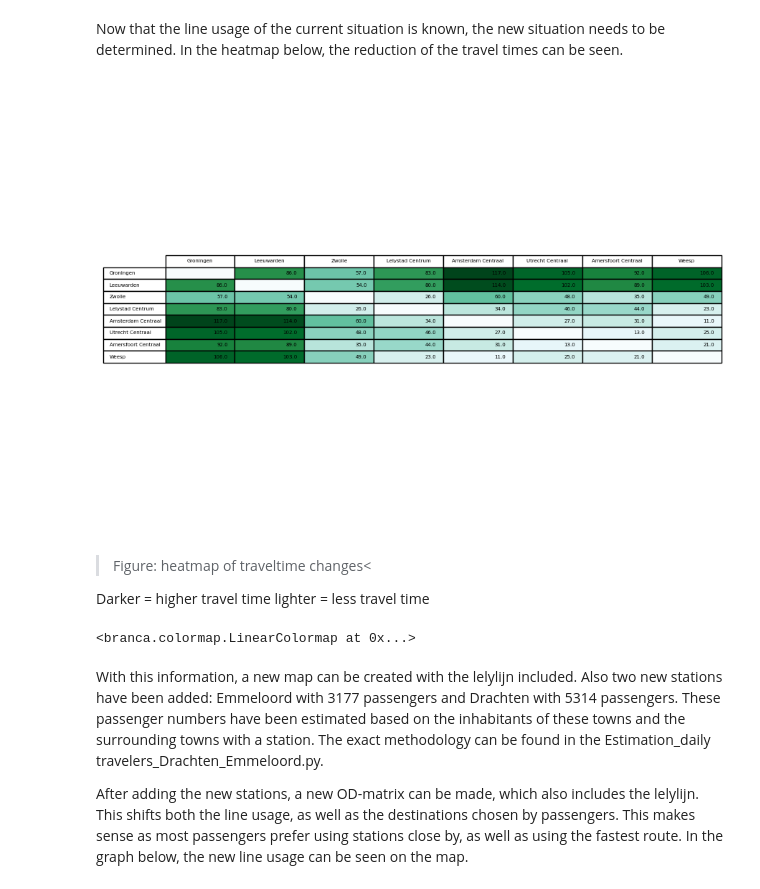
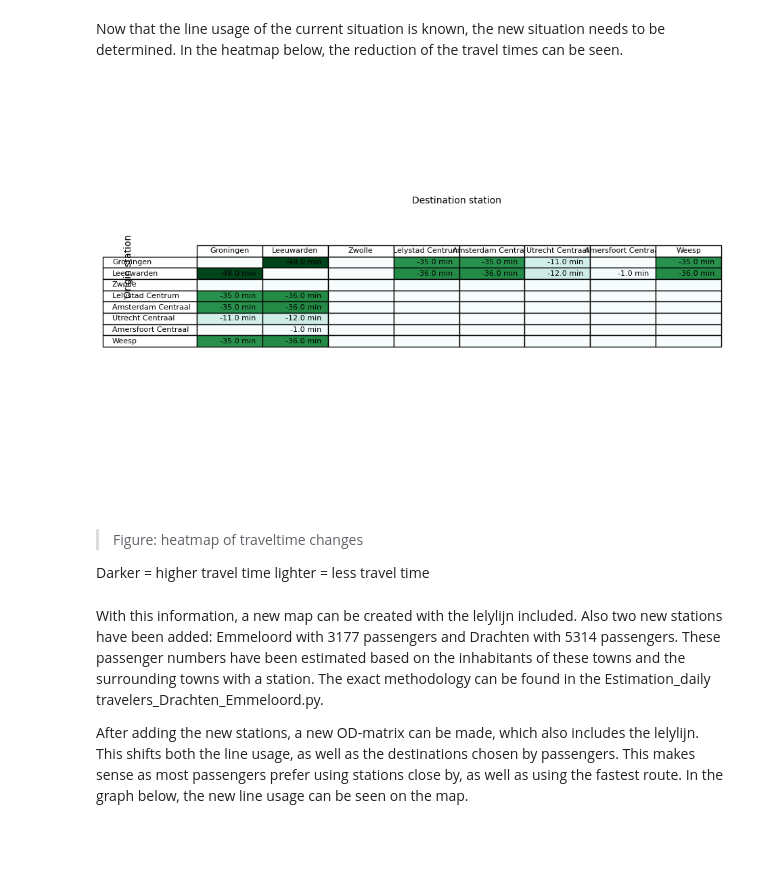
Before and after one commit to mtliem98/TIL6022_projectgroup_18, a Jupyter notebook: Report.ipynb, the cells around one changed output. Drawn from its saved outputs; the diff is of its cells as text; code cells hidden in the pictures; blank space fills up the shorter version.

Commit message:
added differential for the heatmap

```diff
--- a/Report.ipynb
+++ b/Report.ipynb
@@ -128,19 +128,25 @@ cm.LinearColormap(["#00004C", "#0000FF", "#7F9EFF", "#D0D8E8", "#FF9EA0", "#FF00
 # %% [markdown]
 Now that the line usage of the current situation is known, the new situation needs to be determined. In the heatmap below, the reduction of the travel times can be seen.
 # %%
-analyser.show_shortest_path_table() #add units to the table
+import pandas as pd
+additional_stations = pd.DataFrame({"Station":["Emmeloord", "Drachten", "Heerenveen", "Groningen"],
+                                    "Travelers_per_day":[3177, 5314, 5001, 16064],
+                                    "Getting_on_off":[3177, 5314, 4970, 16064],
+                                    "Direction_to":["Lelystad Centrum", "Heerenveen", "Emmeloord", "Drachten"],
+                                    "Switchers":[0,0,0,0],
+                                    "Travelers_to":[0,0,0,0]})
+new_travel_times = pd.DataFrame({"travel_time_min": [13,8,14,13],
+                                    "from_station":["Groningen", "Drachten", "Heerenveen", "Emmeloord"],
+                                "to_station": ["Drachten", "Heerenveen", "Emmeloord", "Lelystad Centrum"]})
+analyser.show_shortest_path_diff_table(additional_stations, new_travel_times)
 # %% [output]
-[figure, old version]
+[figure, new version]
 # %% [markdown]
->Figure: heatmap of traveltime changes\<
+>Figure: heatmap of traveltime changes
 
 
 Darker = higher travel time
 lighter = less travel time
-# %%
-cm.LinearColormap(["#00004C", "#0000FF", "#7F9EFF", "#D0D8E8", "#FF9EA0", "#FF0000", "#800000"], index=[0, 1000, 5000, 20000, 50000, 70000, 100000], vmin=0, vmax=100000)
-# %% [output]
-<branca.colormap.LinearColormap at 0x...>
 # %% [markdown]
 With this information, a new map can be created with the lelylijn included. Also two new stations have been added: Emmeloord with 3177 passengers and Drachten with 5314 passengers. These passenger numbers have been estimated based on the inhabitants of these towns and the surrounding towns with a station. The exact methodology can be found in the Estimation_daily travelers_Drachten_Emmeloord.py.
 
```
Also changed, not shown: parts of 2 cells of this notebook, 1 other file.
